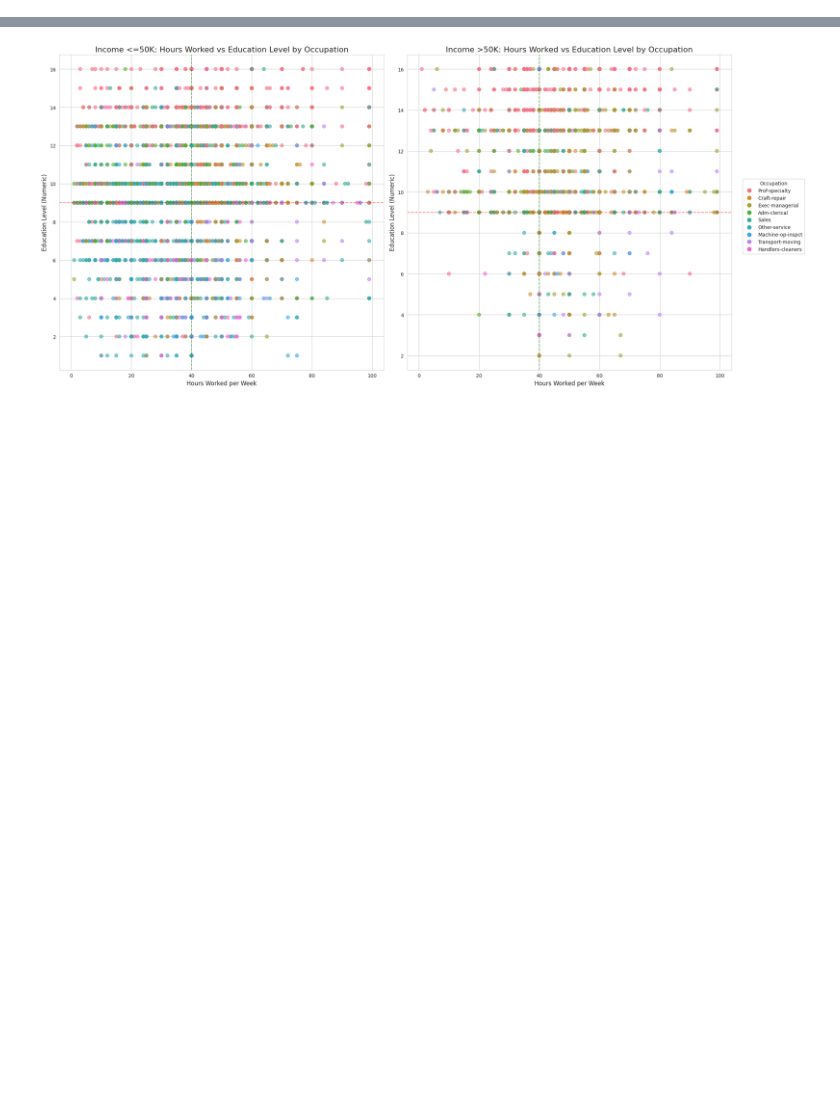
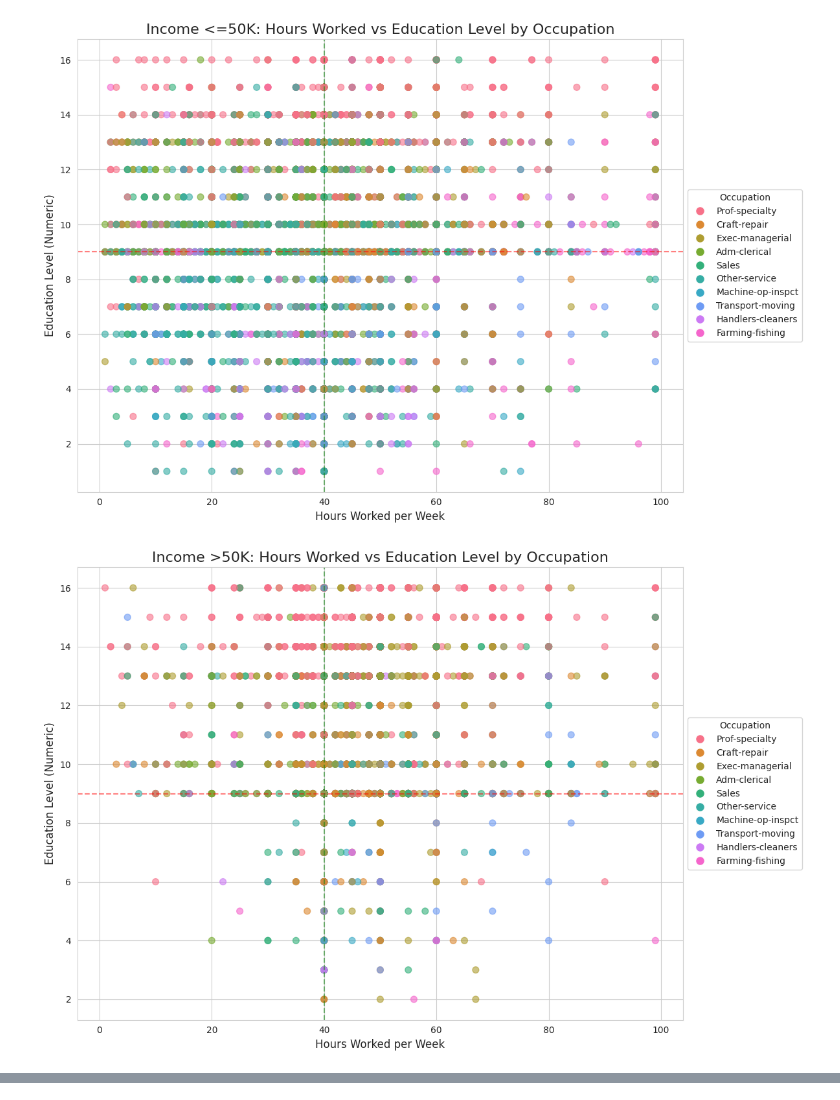
Before and after one commit to Alvaradoi/UVW-marketing, a Jupyter notebook: UVW_Project.ipynb, the cells around one changed output, grey strips where cells are left out. Drawn from its saved outputs; the diff is of its cells as text; code cells hidden in the pictures; blank space fills up the shorter version.

```diff
--- a/UVW_Project.ipynb
+++ b/UVW_Project.ipynb
@@ -126,16 +92,15 @@ Name: >50K, dtype: float64
 # %%
-# Data preparation for Scatter Plots
-plt.figure(figsize=(20, 10))
+# Data preparation for the Scatter Plots
 sns.set_style("whitegrid")
 
-# Select top N occupations by frequency
+# Select those top N occupations by frequency
 N = 10  # You can adjust this number
 top_occupations = df['occupation'].value_counts().nlargest(N).index
 
-# Filter the dataframe to include only top occupations
+# Filter the dataframe to include only those top top occupations
 df_top = df[df['occupation'].isin(top_occupations)]
 
-# Create a copy of the dataframe for this specific plot
+# Create a copy of the dataframe for this specific plot to not mess with the original
 df_cleaned = df_top.copy()
 
 # Remove rows with blank occupations in the copied dataframe
@@ -144,62 +109,60 @@ df_cleaned = df_cleaned[df_cleaned['occupation'] != '']
 # Update the top occupations based on the cleaned data
 top_occupations_cleaned = df_cleaned['occupation'].value_counts().index
 
-# Create a categorical color map for cleaned occupations
+# Create a categorical color map for all those cleaned occupations
 color_map_cleaned = dict(zip(top_occupations_cleaned, sns.color_palette("husl", n_colors=len(top_occupations_cleaned))))
 
-# Create two subplots
-fig, (ax1, ax2) = plt.subplots(1, 2, figsize=(20, 10))
+# Function to create scatter plot
+def create_scatter(data, title):
+    plt.figure(figsize=(12, 8))
+    scatter = plt.scatter(data['hours-per-week'],
+                          data['education-num'],
+                          c=data['occupation'].map(color_map_cleaned),
+                          alpha=0.6,
+                          s=50)
 
-# Function to create scatter plot
-def create_scatter(ax, data, title):
-    scatter = ax.scatter(data['hours-per-week'],
-                         data['education-num'],
-                         c=data['occupation'].map(color_map_cleaned),
-                         alpha=0.6,
-                         s=50)
+    plt.title(title, fontsize=16)
+    plt.xlabel('Hours Worked per Week', fontsize=12)
+    plt.ylabel('Education Level (Numeric)', fontsize=12)
 
-    ax.set_title(title, fontsize=16)
-    ax.set_xlabel('Hours Worked per Week', fontsize=12)
-    ax.set_ylabel('Education Level (Numeric)', fontsize=12)
+    # Add a horizontal line at education-num = 9 (approx high school level)
+    plt.axhline(y=9, color='r', linestyle='--', alpha=0.5)
 
-    # Add a horizontal line at education-num = 9 (approximately high school level)
-    ax.axhline(y=9, color='r', linestyle='--', alpha=0.5)
+    # Add a vertical line at 40 hours per week, if only this was 30...
+    plt.axvline(x=40, color='g', linestyle='--', alpha=0.5)
 
-    # Add a vertical line at 40 hours per week
-    ax.axvline(x=40, color='g', linestyle='--', alpha=0.5)
+    # Create the legend of legends
+    legend_elements = [plt.Line2D([0], [0], marker='o', color='w', label=occupation,
+                       markerfacecolor=color, markersize=10)
+                       for occupation, color in color_map_cleaned.items()]
+    plt.legend(handles=legend_elements, title="Occupation", loc="center left", bbox_to_anchor=(1, 0.5))
 
-    return scatter
+    plt.tight_layout()
+    plt.show()
 
 # Create scatter plot for <=50K
-scatter1 = create_scatter(ax1, df_cleaned[df_cleaned['income'] == '<=50K'], 'Income <=50K: Hours Worked vs Education Level by Occupation')
+create_scatter(df_cleaned[df_cleaned['income'] == '<=50K'], 'Income <=50K: Hours Worked vs Education Level by Occupation')
 
 # Create scatter plot for >50K
-scatter2 = create_scatter(ax2, df_cleaned[df_cleaned['income'] == '>50K'], 'Income >50K: Hours Worked vs Education Level by Occupation')
-
-# Create a legend
-legend_elements = [plt.Line2D([0], [0], marker='o', color='w', label=occupation,
-                   markerfacecolor=color, markersize=10)
-                   for occupation, color in color_map_cleaned.items()]
-fig.legend(handles=legend_elements, title="Occupation", loc="center right", bbox_to_anchor=(1.1, 0.5))
-
-plt.tight_layout()
-plt.show()
+create_scatter(df_cleaned[df_cleaned['income'] == '>50K'], 'Income >50K: Hours Worked vs Education Level by Occupation')
 
 # Display some statistics
 for income_group in ['<=50K', '>50K']:
     df_income = df_cleaned[df_cleaned['income'] == income_group]
 
     print(f"\nStatistics for income group: {income_group}")
 
     print("Average hours worked per week by occupation:")
     avg_hours = df_income.groupby('occupation')['hours-per-week'].mean().sort_values(ascending=False)
     print(avg_hours)
 
     print("\nAverage education level by occupation:")
     avg_education = df_income.groupby('occupation')['education-num'].mean().sort_values(ascending=False)
     print(avg_education)
 
     print("\nPercentage of individuals in each occupation:")
     occupation_percentages = df_income['occupation'].value_counts(normalize=True) * 100
     print(occupation_percentages.sort_values(ascending=False))
 # %% [output]
+[figure, new version]
+[figure, added]
@@ -207 +185,0 @@ for income_group in ['<=50K', '>50K']:
-[figure, old version]
```
Also changed, not shown: parts of 6 cells of this notebook.
